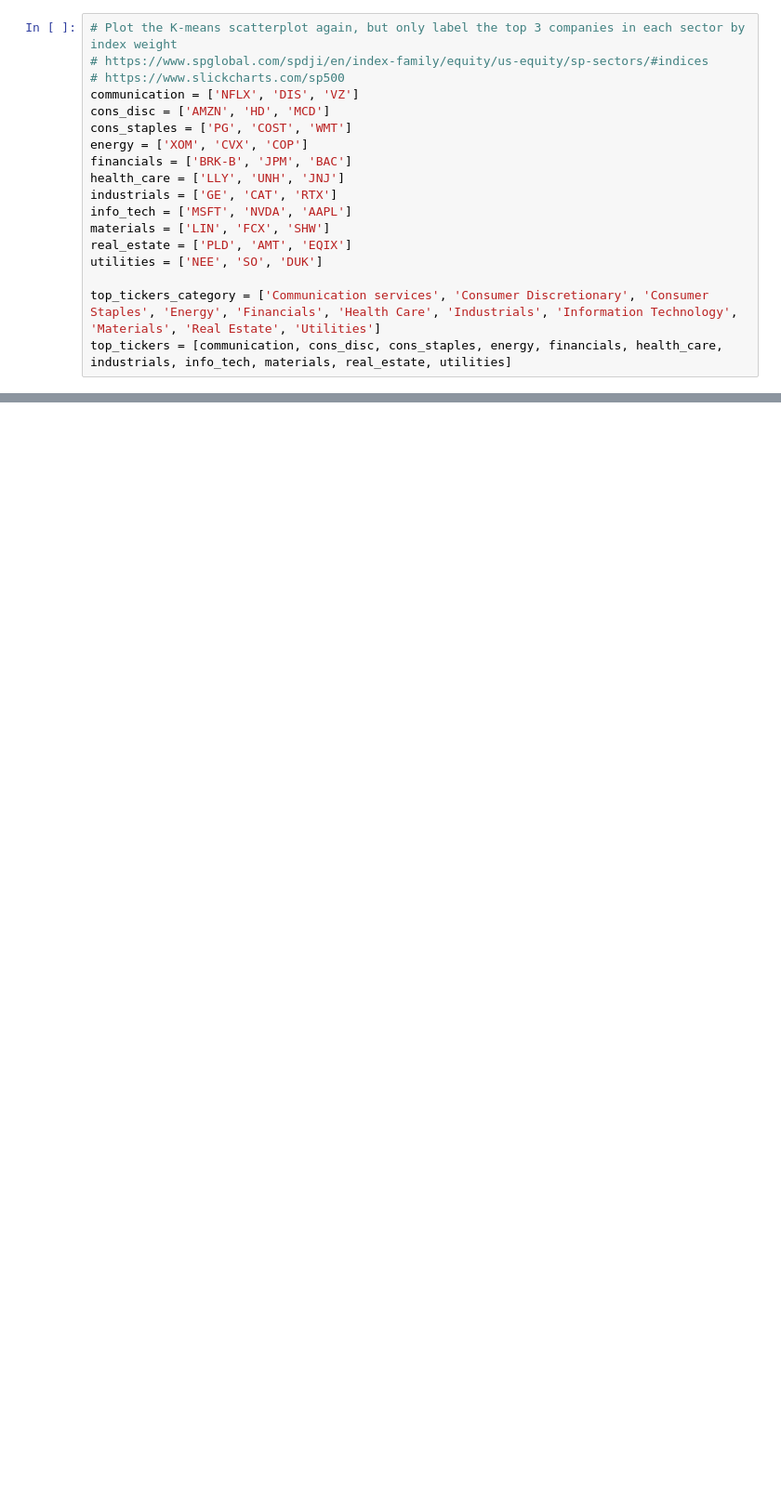
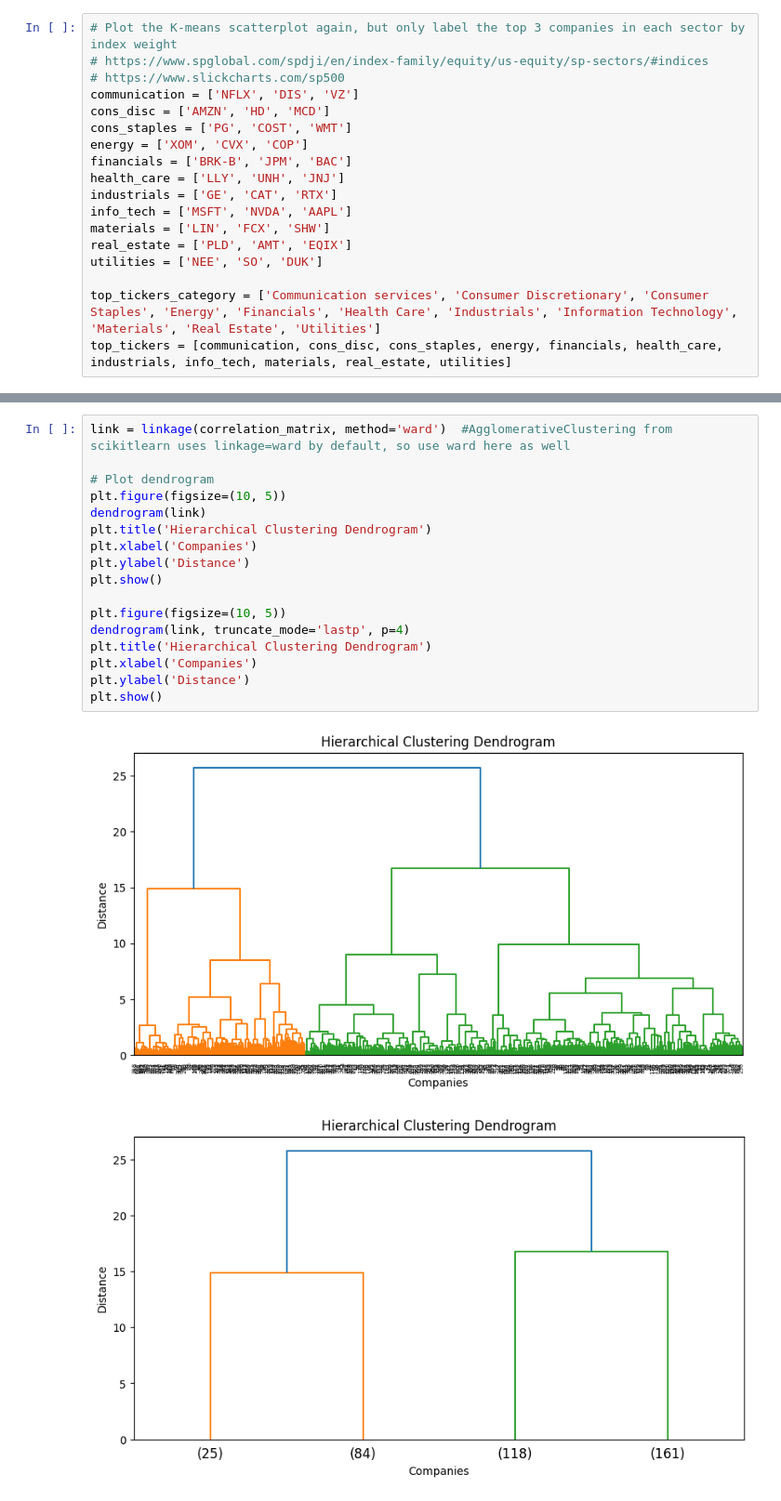
Before and after one commit to Hyshubham2504/Clustering-Based-Approach-as-an-Alternative-to-Industry-Classification, a Jupyter notebook: First_Approach.ipynb, the cells around one changed output, grey strips where cells are left out. Shown at 93% size. Saved outputs shown, nothing was run; the diff lists cells and outputs as text; blank space fills up the shorter version.

```diff
--- a/First_Approach.ipynb
+++ b/First_Approach.ipynb
@@ -587,0 +652,20 @@ Text(0, 0.5, 'PCA Component 2')
+# %%
+link = linkage(correlation_matrix, method='ward')  #AgglomerativeClustering from scikitlearn uses linkage=ward by default, so use ward here as well
+
+# Plot dendrogram
+plt.figure(figsize=(10, 5))
+dendrogram(link)
+plt.title('Hierarchical Clustering Dendrogram')
+plt.xlabel('Companies')
+plt.ylabel('Distance')
+plt.show()
+
+plt.figure(figsize=(10, 5))
+dendrogram(link, truncate_mode='lastp', p=4)
+plt.title('Hierarchical Clustering Dendrogram')
+plt.xlabel('Companies')
+plt.ylabel('Distance')
+plt.show()
+# %% [output]
+[figure, added]
+[figure, added]
```
Also changed, not shown: parts of 30 cells of this notebook.
